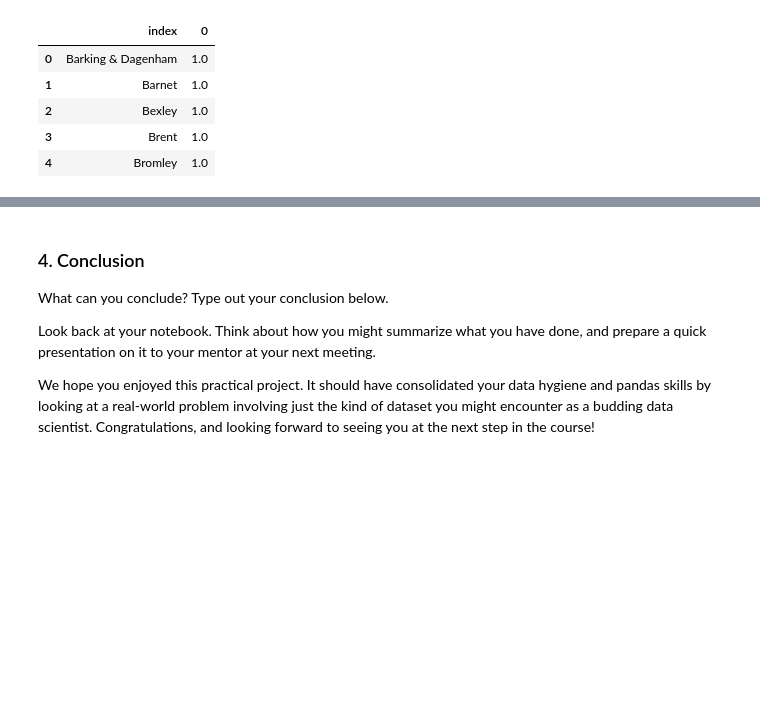
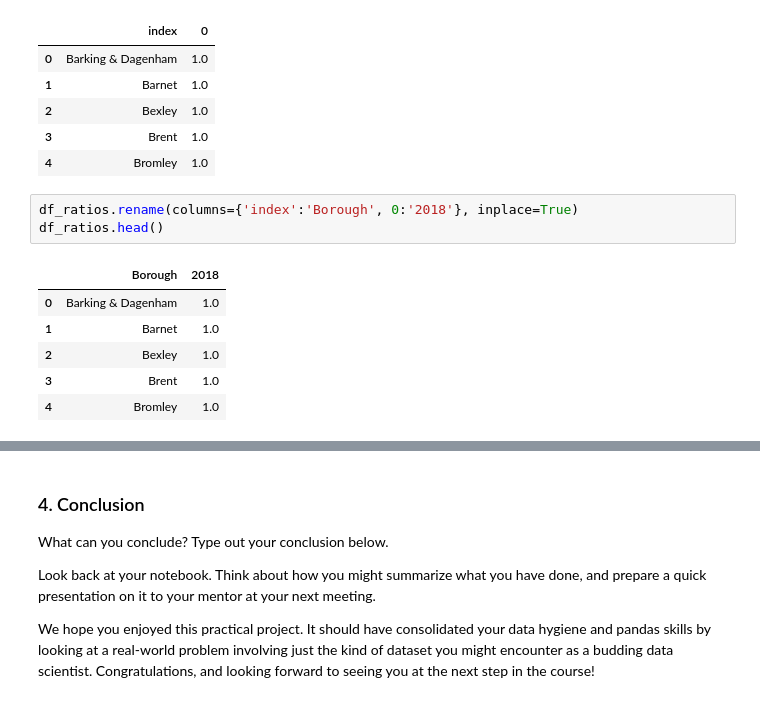
Before and after one commit to rmbates5/Springboard, a Jupyter notebook: Unit 4 Challenge - Tier 3.ipynb, the cells around one changed output, grey strips where cells are left out. Drawn from its saved outputs; the diff is of its cells as text; blank space fills up the shorter version.

```diff
--- a/Unit 4 Challenge - Tier 3.ipynb
+++ b/Unit 4 Challenge - Tier 3.ipynb
@@ -342,6 +342,16 @@ df_ratios.head()
 | 2 | Bexley | 1.0 |
 | 3 | Brent | 1.0 |
 | 4 | Bromley | 1.0 |
+# %%
+df_ratios.rename(columns={'index':'Borough', 0:'2018'}, inplace=True)
+df_ratios.head()
+# %% [output]
+|  | Borough | 2018 |
+| 0 | Barking & Dagenham | 1.0 |
+| 1 | Barnet | 1.0 |
+| 2 | Bexley | 1.0 |
+| 3 | Brent | 1.0 |
+| 4 | Bromley | 1.0 |
 # %%
 top15 = df_ratios.sort_values(by='2018',ascending=False).head(15)
 print(top15)
```
Also changed, not shown: parts of 3 cells of this notebook.
